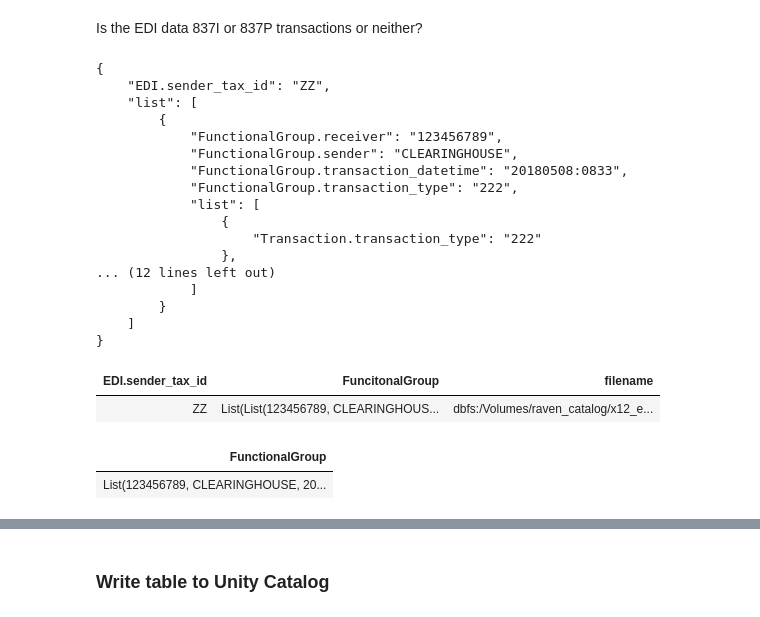
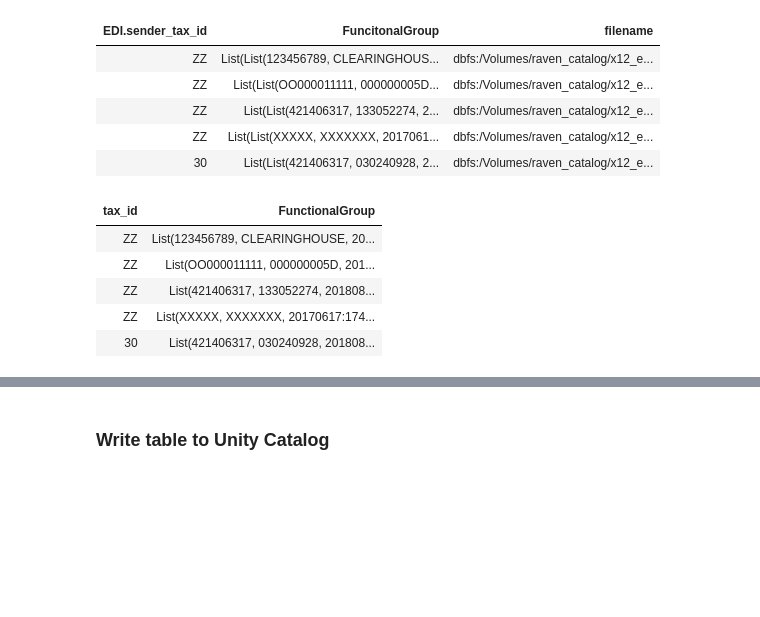
Before and after one commit to databricks-industry-solutions/x12-edi-parser, a Jupyter notebook: notebooks/ClaimBuilder.ipynb, the cells around one changed output, grey strips where cells are left out. Cells and saved outputs as stored; diff of their text form; code cells hidden in the pictures; blank space fills up the shorter version.

```diff
--- a/notebooks/ClaimBuilder.ipynb
+++ b/notebooks/ClaimBuilder.ipynb
@@ -17,27 +0,0 @@ dbutils.library.restartPython()
-# %% [markdown]
-Is the EDI data 837I or 837P transactions or neither?
-# %%
-from databricksx12.format import *
-from databricksx12.edi import *
-x =  EDIManager(EDI(open("/Volumes/raven_catalog/x12_edi_parser/sampledata/CHPW_Claimdata.txt", "rb").read().decode("utf-8")))
-
-import json
-print(json.dumps(x.flatten(x.data), indent=4))
-# %% [output]
-{
-    "EDI.sender_tax_id": "ZZ",
-    "list": [
-        {
-            "FunctionalGroup.receiver": "123456789",
-            "FunctionalGroup.sender": "CLEARINGHOUSE",
-            "FunctionalGroup.transaction_datetime": "20180508:0833",
-            "FunctionalGroup.transaction_type": "222",
-            "list": [
-                {
-                    "Transaction.transaction_type": "222"
-                },
-... (12 lines left out)
-            ]
-        }
-    ]
-}
@@ -44,12 +6,7 @@ print(json.dumps(x.flatten(x.data), indent=4))
 # %%
-from databricksx12 import *
-from databricksx12.hls import *
-import json
-from pyspark.sql.functions import input_file_name
-
 # Initialize HealthcareManager
 hm = HealthcareManager()
-df = spark.read.text("/Volumes/raven_catalog/x12_edi_parser/sampledata/CHPW_Claimdata.txt", wholetext = True)
+df = spark.read.text("/Volumes/raven_catalog/x12_edi_parser/sampledata/837/*.txt", wholetext = True)
 
 # Process the DataFrame and convert to RDD
 rdd = (
@@ -60,21 +17,30 @@ rdd = (
   .map(lambda x: json.dumps(x))
 )
 
-# Convert RDD to DataFrame
-edi_data_df = spark.read.json(rdd)
+edi_data = spark.read.json(rdd)
 # %%
-display(edi_data_df)
+display(edi_data)
 # %% [output]
 | EDI.sender_tax_id | FuncitonalGroup | filename |
 | ZZ | List(List(123456789, CLEARINGHOUS... | dbfs:/Volumes/raven_catalog/x12_e... |
+| ZZ | List(List(OO000011111, 000000005D... | dbfs:/Volumes/raven_catalog/x12_e... |
+| ZZ | List(List(421406317, 133052274, 2... | dbfs:/Volumes/raven_catalog/x12_e... |
+| ZZ | List(List(XXXXX, XXXXXXX, 2017061... | dbfs:/Volumes/raven_catalog/x12_e... |
+| 30 | List(List(421406317, 030240928, 2... | dbfs:/Volumes/raven_catalog/x12_e... |
 # %%
 from pyspark.sql.functions import explode, col
 from pyspark.sql.types import StructType, ArrayType
 
 # Extract FunctionalGroups and Transactions
-functional_groups_df = edi_data_df.select(explode(col("FuncitonalGroup")).alias("FunctionalGroup"))
+functional_groups_df = edi_data.select(
+  col("`EDI.sender_tax_id`").alias("tax_id"),
+  explode(col("FuncitonalGroup")).alias("FunctionalGroup"))
 
 display(functional_groups_df)
 # %% [output]
-| FunctionalGroup |
-| List(123456789, CLEARINGHOUSE, 20... |
+| tax_id | FunctionalGroup |
+| ZZ | List(123456789, CLEARINGHOUSE, 20... |
+| ZZ | List(OO000011111, 000000005D, 201... |
+| ZZ | List(421406317, 133052274, 201808... |
+| ZZ | List(XXXXX, XXXXXXX, 20170617:174... |
+| 30 | List(421406317, 030240928, 201808... |
```
Also changed, not shown: parts of 16 cells of this notebook.
